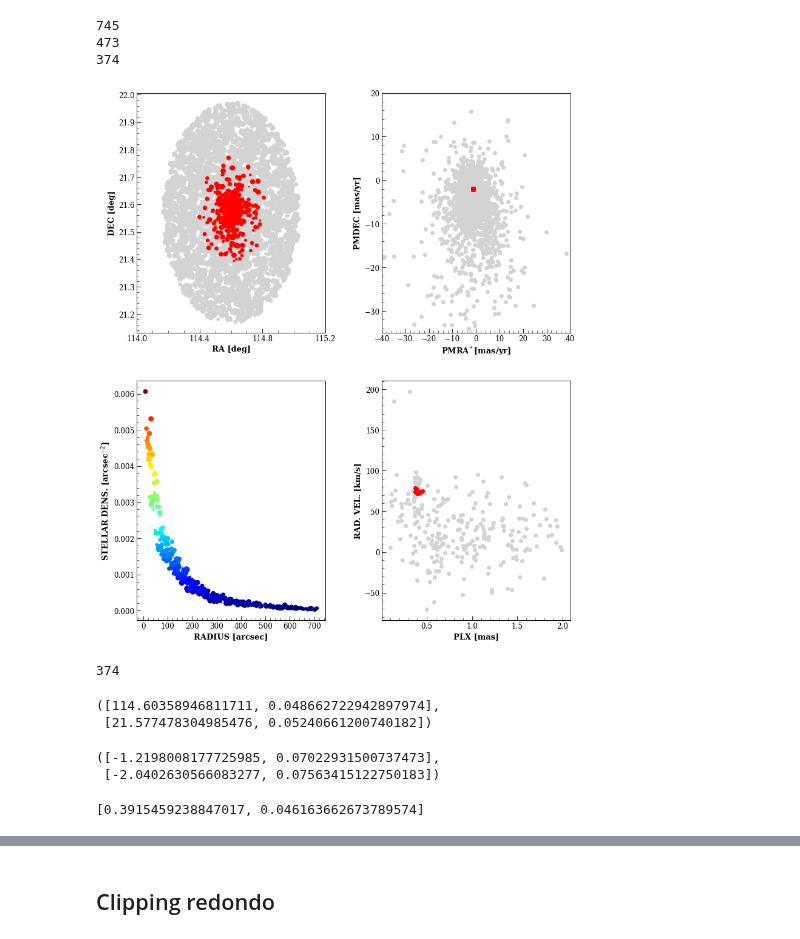
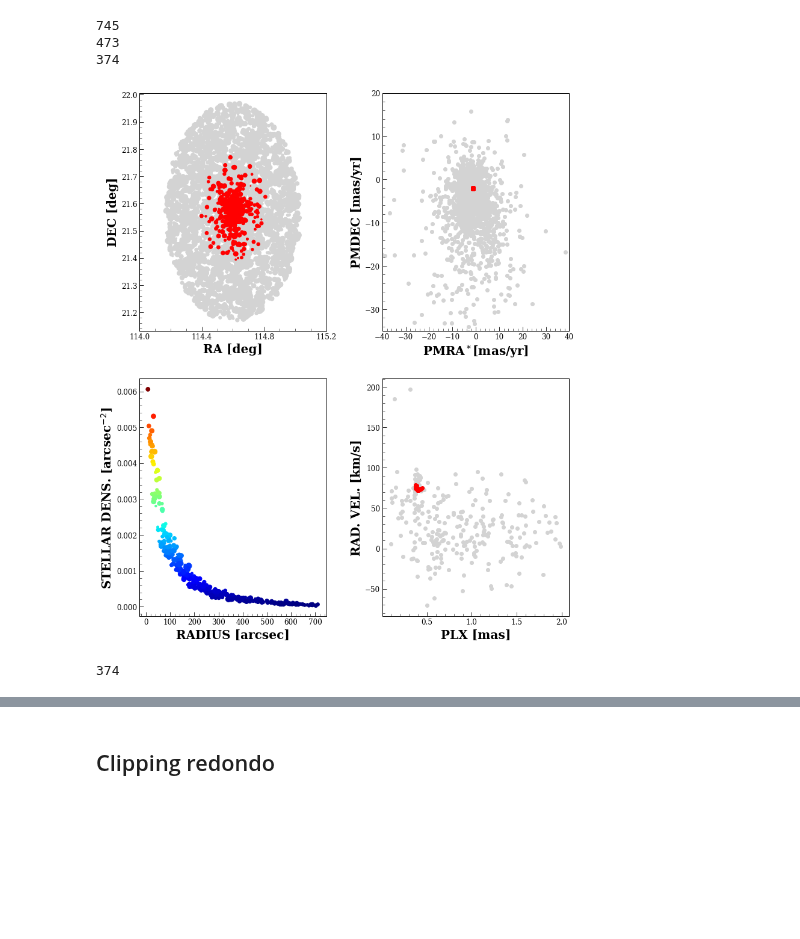
Before and after one commit to jppirest/mw_substructures, a Jupyter notebook: dados/GAIA/HDBSCAN/Clusters/NGC_2420/py_gaia.ipynb, the cells around one changed output, grey strips where cells are left out. Saved outputs shown, nothing was run; the diff lists cells and outputs as text; code cells hidden in the pictures; blank space fills up the shorter version.

```diff
--- a/dados/GAIA/HDBSCAN/Clusters/NGC_2420/py_gaia.ipynb
+++ b/dados/GAIA/HDBSCAN/Clusters/NGC_2420/py_gaia.ipynb
@@ -253,6 +261,7 @@ labels = clusterer.labels_
 
 
 ndf = ndf.assign(labels=labels)
+ndf = ndf.assign(prob=clusterer.probabilities_)
 
 
 N_clus=len(set(labels))-(1 if -1 in labels else 0)
@@ -1388,16 +1297,16 @@ fig, ax = plt.subplots(2,2, figsize=(12.8,16))
 
 ax[0,0].scatter(clip_loop.ra, clip_loop.dec, color = 'red', s=(max(clip_loop['phot_g_mean_mag'])-clip_loop['phot_g_mean_mag'])*15, zorder = 100)
 ax[0,0].scatter(ndf.ra, ndf.dec, color = 'lightgray', s=(max(ndf['phot_g_mean_mag'])-ndf['phot_g_mean_mag'])*15)
-ax[0,0].set_xlabel('RA [deg]', fontweight = 'bold')
-ax[0,0].set_ylabel('DEC [deg]', fontweight = 'bold')
+ax[0,0].set_xlabel('RA [deg]', fontweight = 'bold', fontsize = 20)
+ax[0,0].set_ylabel('DEC [deg]', fontweight = 'bold', fontsize = 20)
 #ax[0,0].set_xlim(114.3,114.9)
 #ax[0,0].set_ylim(21.3,21.9)
 
 
 ax[0,1].scatter(clip_loop.pmra, clip_loop.pmdec, color = 'red', zorder= 100)
 ax[0,1].scatter(ndf.pmra, ndf.pmdec, color = 'lightgray')
-ax[0,1].set_xlabel('PMRA$^*$[mas/yr]', fontweight = 'bold')
-ax[0,1].set_ylabel('PMDEC [mas/yr]', fontweight = 'bold')
+ax[0,1].set_xlabel('PMRA$^*$[mas/yr]', fontweight = 'bold', fontsize = 20)
+ax[0,1].set_ylabel('PMDEC [mas/yr]', fontweight = 'bold',fontsize = 20)
 ax[0,1].set_xlim(-40,40)
 ax[0,1].set_ylim(-35,20)
 
@@ -1407,8 +1316,8 @@ ra_vel_ndf = ra_vel_ndf.loc[ra_vel_ndf.parallax <2]
 
 ax[1,1].scatter(ra_vel.parallax, ra_vel.radial_velocity, color = 'red', zorder= 100)
 ax[1,1].scatter(ra_vel_ndf.parallax, ra_vel_ndf.radial_velocity, color = 'lightgray')
-ax[1,1].set_xlabel('PLX [mas]', fontweight = 'bold')
-ax[1,1].set_ylabel('RAD. VEL. [km/s]', fontweight = 'bold')
+ax[1,1].set_xlabel('PLX [mas]', fontweight = 'bold',fontsize = 20)
+ax[1,1].set_ylabel('RAD. VEL. [km/s]', fontweight = 'bold',fontsize = 20)
 
 
 ax[0,0].xaxis.set_minor_locator(AutoMinorLocator())
@@ -1467,36 +1376,36 @@ std_x = np.average((clip_loop['ra']-med_x)**2, weights=den_data)**0.5
 med_y = np.average(clip_loop['dec'], weights=den_data)
 std_y = np.average((clip_loop['dec']-med_y)**2, weights=den_data)**0.5
 
 center = SkyCoord(med_x*units.degree, med_y*units.degree)
 radii = center.separation(catalog)
 radii = radii.to(units.arcsec).value
 
 
 import matplotlib.cm as cm
 cor = cm.get_cmap('jet')
 
 
 ax[1,0].scatter(radii,den_data, s=(max(clip_loop['phot_g_mean_mag'])-clip_loop['phot_g_mean_mag'])*15, c=den_data/3600**2, cmap = cor)
-ax[1,0].set_xlabel('RADIUS [arcsec]', fontweight='bold')
-ax[1,0].set_ylabel('STELLAR DENS. [arcsec$^{-2}$]', fontweight='bold')
+ax[1,0].set_xlabel('RADIUS [arcsec]', fontweight='bold', fontsize = 20)
+ax[1,0].set_ylabel('STELLAR DENS. [arcsec$^{-2}$]', fontweight='bold',fontsize = 20)
 
 
 ax[1,0].xaxis.set_minor_locator(AutoMinorLocator())
 ax[1,0].yaxis.set_minor_locator(AutoMinorLocator())
 ax[1,0].tick_params(which = 'major', axis = 'y', direction='in', length = 7)
 ax[1,0].tick_params(which = 'minor', axis = 'y', direction='in', length = 4)
 ax[1,0].tick_params(which = 'major', axis = 'x', direction='in', length = 7)
 ax[1,0].tick_params(which = 'minor', axis = 'x', direction='in', length = 4)
 
 
 ax[0,0].set_xticks(ax[0,0].get_xticks()[::2])
 
 
 
 plt.subplots_adjust(hspace=0.2, wspace = 0.3)
 plt.savefig('ngc2420_3plot.png', format = 'png', dpi = 300)
 # %% [output]
-[figure, old version]
+[figure, new version]
 # %%
 for i in range(1):
     print(len(clip_loop))
@@ -1542,17 +1451,3 @@ for i in range(1):
     valores_paralaxe = [result.params['center'].value, result.params['sigma'].value]
 # %% [output]
 374
-# %%
-valores_ra, valores_dec
-# %% [output]
-([114.60358946811711, 0.048662722942897974],
- [21.577478304985476, 0.05240661200740182])
-# %%
-valores_pmra, valores_pmdec
-# %% [output]
-([-1.2198008177725985, 0.07022931500737473],
- [-2.0402630566083277, 0.07563415122750183])
-# %%
-valores_paralaxe
-# %% [output]
-[0.3915459238847017, 0.046163662673789574]
```
Also changed, not shown: parts of 20 cells of this notebook, 44 other files.
